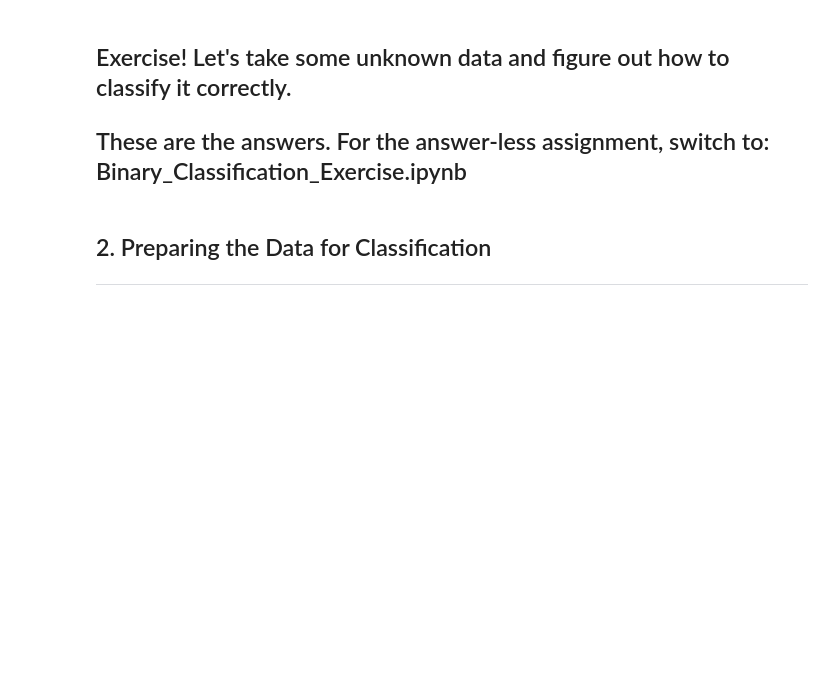
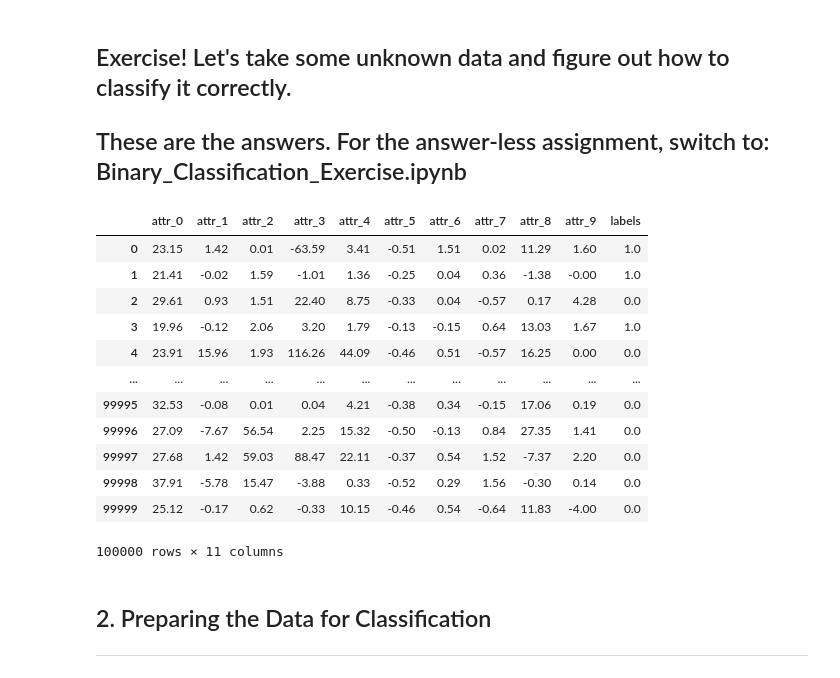
Before and after one commit to TuragaLab/jhu-janelia-ml-demo, a Jupyter notebook: Binary_Classification_ReadAlong.ipynb, the cells around one changed output. Cells and saved outputs as stored; diff of their text form; code cells hidden in the pictures; blank space fills up the shorter version.

Commit message:
added remote loading of binary class data

```diff
--- a/Binary_Classification_ReadAlong.ipynb
+++ b/Binary_Classification_ReadAlong.ipynb
@@ -272,9 +276,23 @@ plt.show()
 # %%
 # Let's load our dataset
 import pandas as pd
 import numpy as np
-data = pd.read_csv('./binary_classification.csv', index_col=False)
+data = pd.read_csv("https://raw.githubusercontent.com/TuragaLab/jhu-janelia-ml-demo/main/binary_classification.csv")
 data
+# %% [output]
+|  | attr_0 | attr_1 | attr_2 | attr_3 | attr_4 | attr_5 | attr_6 | attr_7 | attr_8 | attr_9 | labels |
+| 0 | 23.15 | 1.42 | 0.01 | -63.59 | 3.41 | -0.51 | 1.51 | 0.02 | 11.29 | 1.60 | 1.0 |
+| 1 | 21.41 | -0.02 | 1.59 | -1.01 | 1.36 | -0.25 | 0.04 | 0.36 | -1.38 | -0.00 | 1.0 |
+| 2 | 29.61 | 0.93 | 1.51 | 22.40 | 8.75 | -0.33 | 0.04 | -0.57 | 0.17 | 4.28 | 0.0 |
+| 3 | 19.96 | -0.12 | 2.06 | 3.20 | 1.79 | -0.13 | -0.15 | 0.64 | 13.03 | 1.67 | 1.0 |
+| 4 | 23.91 | 15.96 | 1.93 | 116.26 | 44.09 | -0.46 | 0.51 | -0.57 | 16.25 | 0.00 | 0.0 |
+| ... | ... | ... | ... | ... | ... | ... | ... | ... | ... | ... | ... |
+| 99995 | 32.53 | -0.08 | 0.01 | 0.04 | 4.21 | -0.38 | 0.34 | -0.15 | 17.06 | 0.19 | 0.0 |
+| 99996 | 27.09 | -7.67 | 56.54 | 2.25 | 15.32 | -0.50 | -0.13 | 0.84 | 27.35 | 1.41 | 0.0 |
+| 99997 | 27.68 | 1.42 | 59.03 | 88.47 | 22.11 | -0.37 | 0.54 | 1.52 | -7.37 | 2.20 | 0.0 |
+| 99998 | 37.91 | -5.78 | 15.47 | -3.88 | 0.33 | -0.52 | 0.29 | 1.56 | -0.30 | 0.14 | 0.0 |
+| 99999 | 25.12 | -0.17 | 0.62 | -0.33 | 10.15 | -0.46 | 0.54 | -0.64 | 11.83 | -4.00 | 0.0 |
+100000 rows × 11 columns
 # %% [markdown]
 ## 2. Preparing the Data for Classification
 
```
Also changed, not shown: parts of 2 cells of this notebook, 1 other file.
